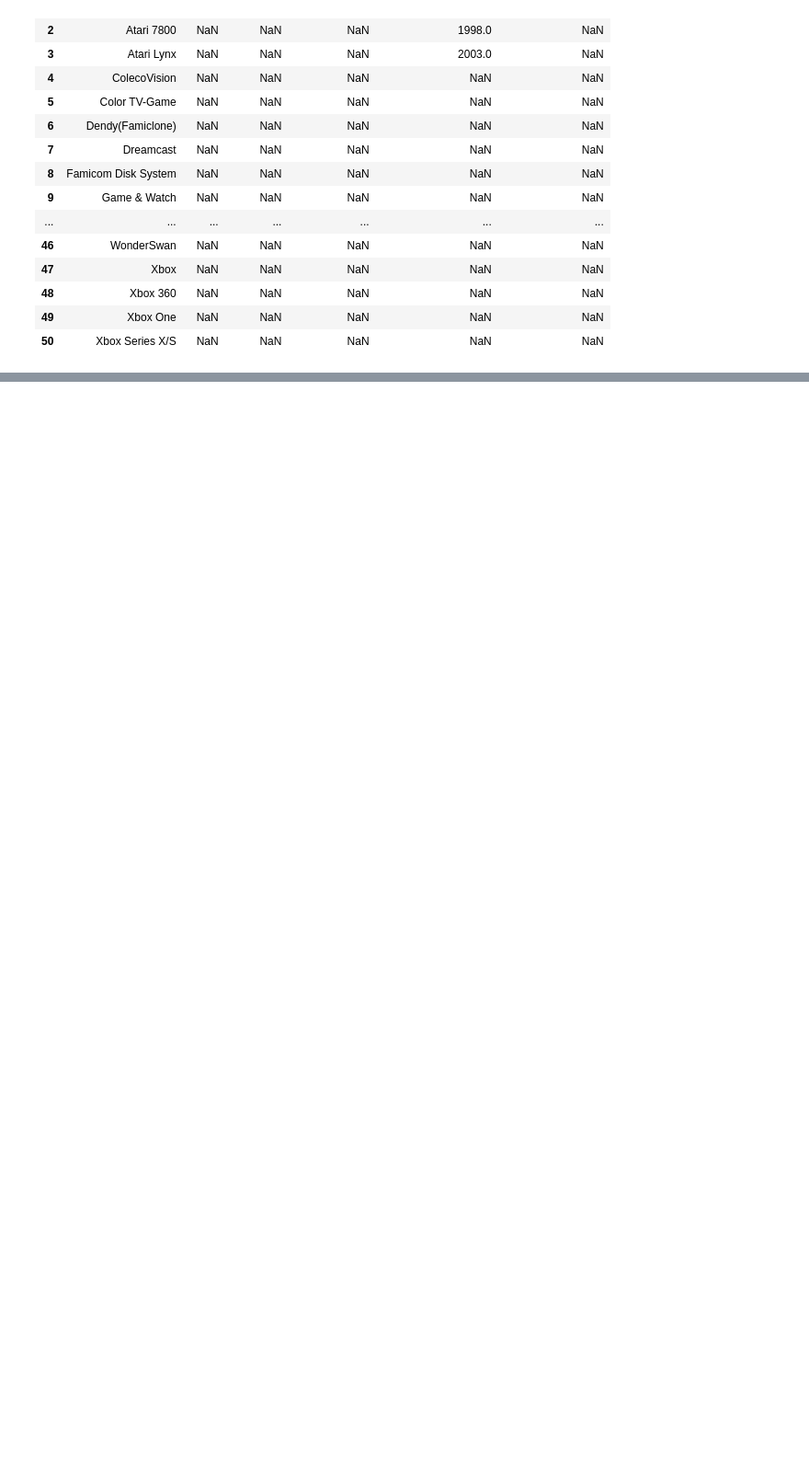
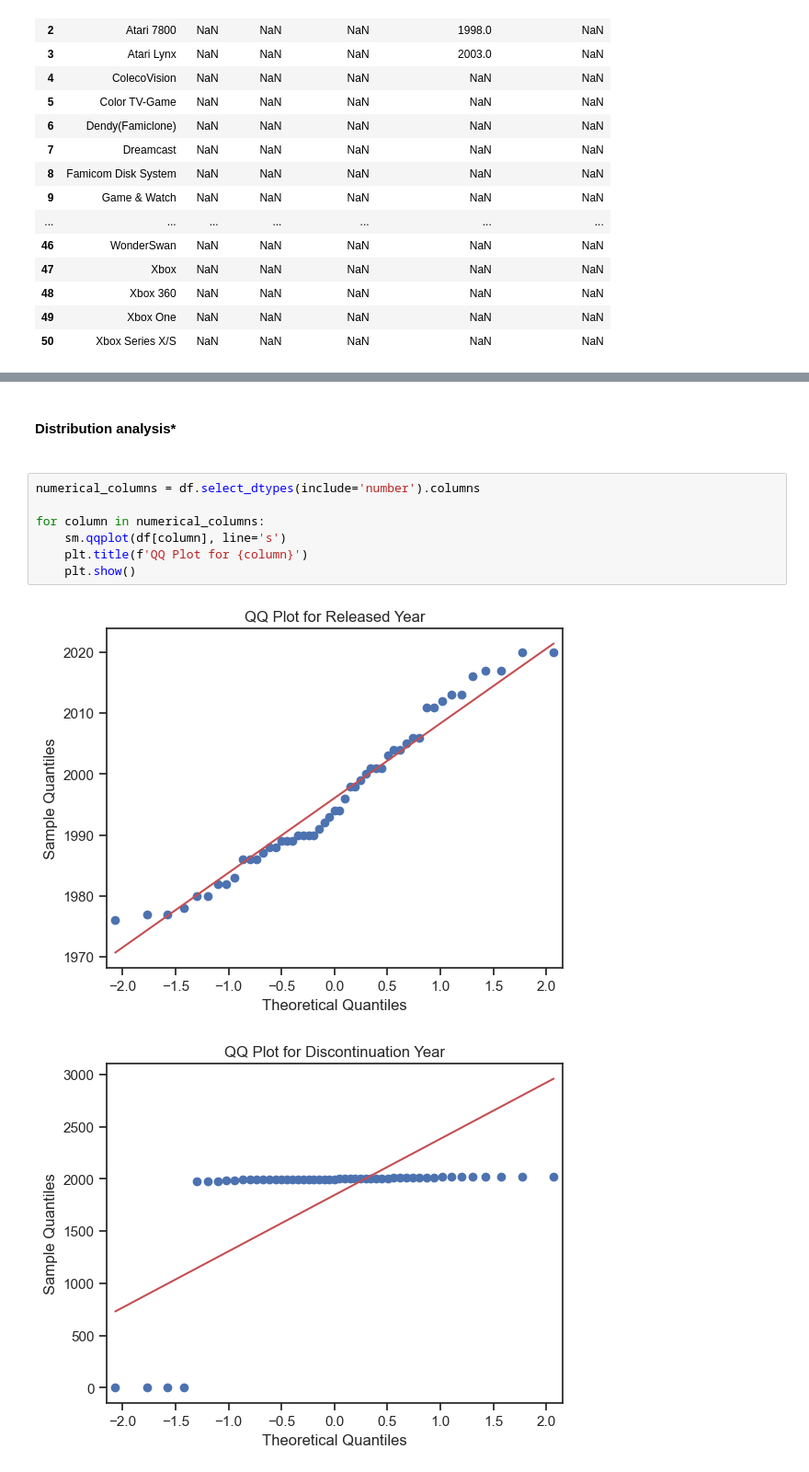
Before and after one commit to JennieJo/final-exam, a Jupyter notebook: main.ipynb, the cells around one changed output, grey strips where cells are left out. Shown at 92% size. Cells and saved outputs as stored; diff of their text form; blank space fills up the shorter version.

```diff
--- a/main.ipynb
+++ b/main.ipynb
@@ -180,0 +225,12 @@ dtype: int64
+# %% [markdown]
+<h4>Distribution analysis*<h4>
+# %%
+numerical_columns = df.select_dtypes(include='number').columns
+
+for column in numerical_columns:
+    sm.qqplot(df[column], line='s')
+    plt.title(f'QQ Plot for {column}')
+    plt.show()
+# %% [output]
+[figure, added]
+[figure, added]
```
Also changed, not shown: parts of 17 cells of this notebook.
